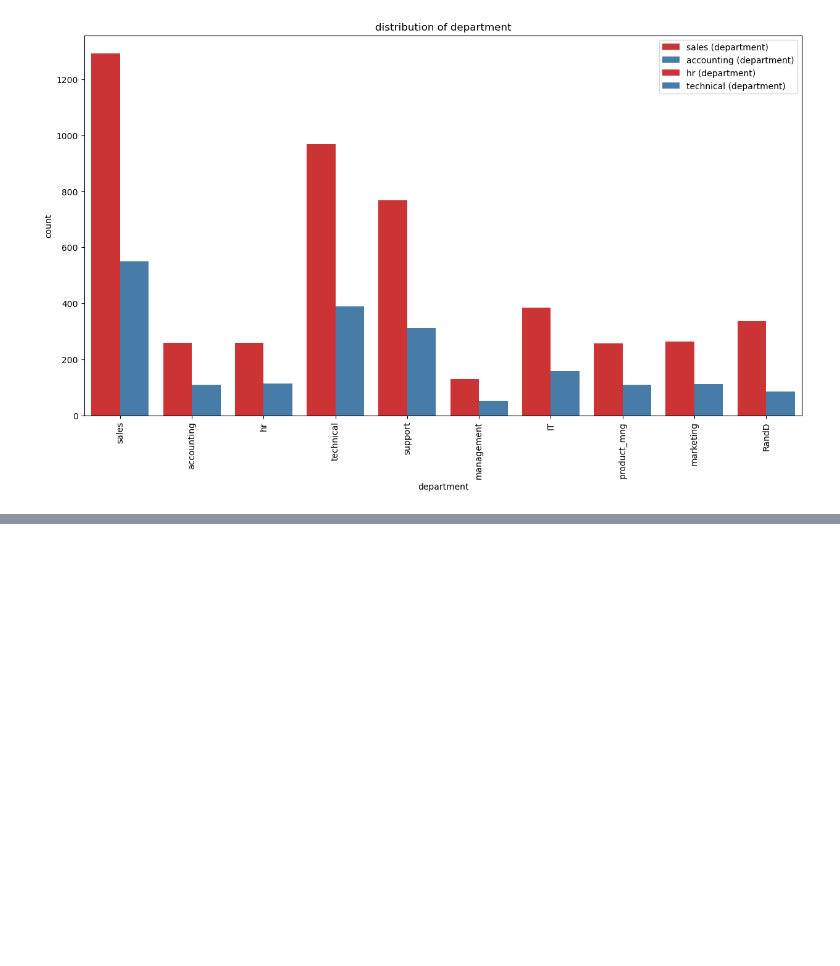
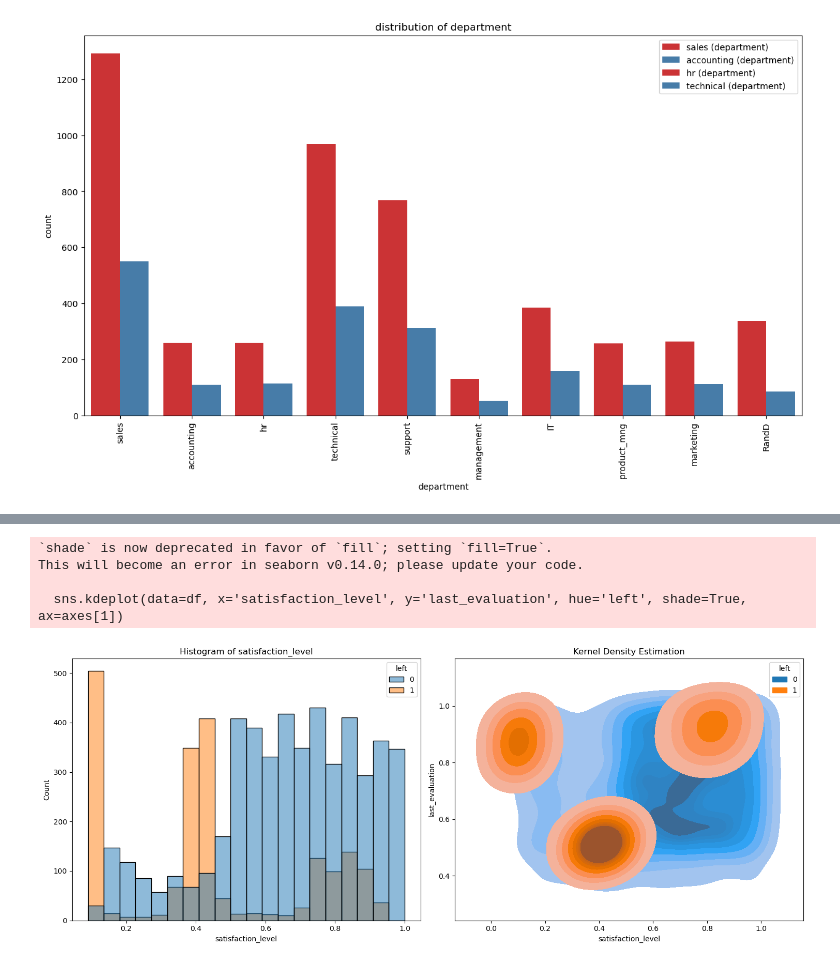
Before and after one commit to HarshRaut9945/Machine-Learning-Project, a Jupyter notebook: Job_Requirement/notebook/HR_Analysis.ipynb, the cells around one changed output, grey strips where cells are left out. Saved outputs shown, nothing was run; the diff lists cells and outputs as text; code cells hidden in the pictures; blank space fills up the shorter version.

```diff
--- a/Job_Requirement/notebook/HR_Analysis.ipynb
+++ b/Job_Requirement/notebook/HR_Analysis.ipynb
@@ -175,0 +209,22 @@ distribution(df,'department')
+# %%
+def histogram(df, col):
+    fig, axes = plt.subplots(1, 2, figsize=(15, 6))  # Create a grid of 1 row and 2 columns
+
+    # Plot the first histogram
+    sns.histplot(data=df, x=col, hue='left', bins=20, ax=axes[0])
+    axes[0].set_title(f"Histogram of {col}")
+
+    # Plot the second histogram
+    sns.kdeplot(data=df, x='satisfaction_level', y='last_evaluation', hue='left', shade=True, ax=axes[1])
+    axes[1].set_title("Kernel Density Estimation")
+
+    plt.tight_layout()  # Adjust the layout to prevent overlapping
+    plt.show()
+
+histogram(df, 'satisfaction_level')
+# %% [output]
+`shade` is now deprecated in favor of `fill`; setting `fill=True`.
+This will become an error in seaborn v0.14.0; please update your code.
+
+  sns.kdeplot(data=df, x='satisfaction_level', y='last_evaluation', hue='left', shade=True, ax=axes[1])
+[figure, added]
```
Also changed, not shown: parts of 5 cells of this notebook, 11 other files.
